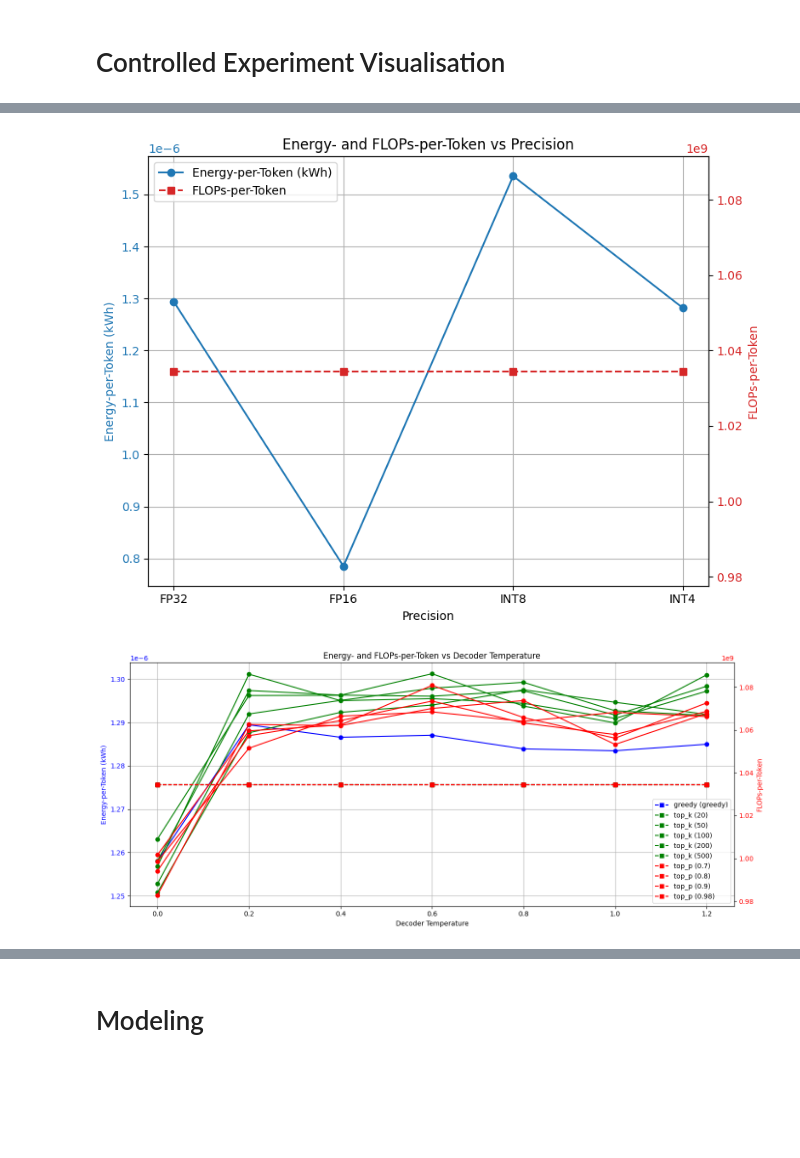
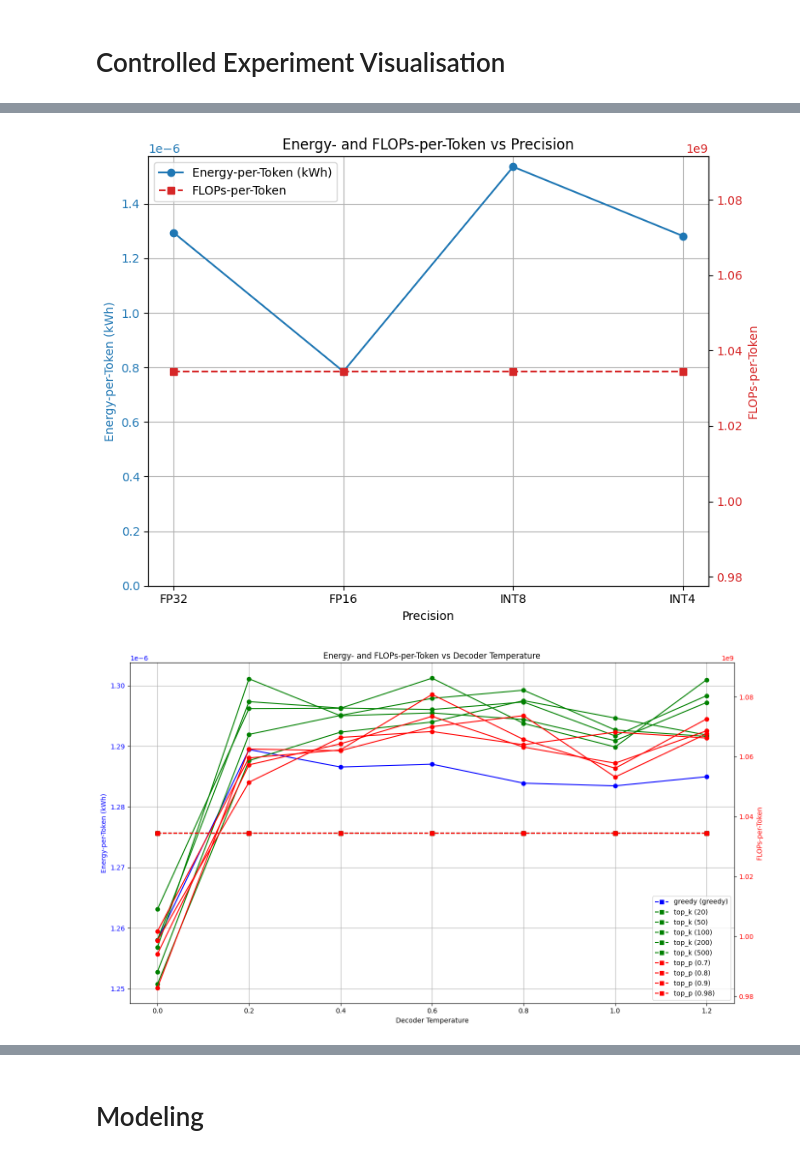
Before and after one commit to henrycgbaker/thesis_analysis, a Jupyter notebook: analysis_controlled_exp.ipynb, the cells around one changed output, grey strips where cells are left out. Drawn from its saved outputs; the diff is of its cells as text; code cells hidden in the pictures; blank space fills up the shorter version.

```diff
--- a/analysis_controlled_exp.ipynb
+++ b/analysis_controlled_exp.ipynb
@@ -93,6 +93,6 @@ To do:
 # %% [markdown]
 # Controlled Experiment Visualisation
 # %%
-configs = ['num_processes', 'decoding', 'latency', 'batching', 'precis']
+configs = ['num_processes', 'batching','precis', 'decoding', 'latency']
 dfs = {config: df[df['config_name'].str.startswith(config)] for config in configs}
 # %%
@@ -182,8 +186,6 @@ plt.show()
 # %%
-import matplotlib.pyplot as plt
-import pandas as pd
 
-# Step 1: Create a new 'precision' column for plotting.
+# Step 1: Create a new 'precision_mode' column for plotting.
 def determine_precision(row):
     if row.get('load_in_4bit', False):
         return 'INT4'
@@ -196,14 +198,14 @@ def determine_precision(row):
 
 # Use the 'precis' subset for plotting.
 precision_df = dfs['precis'].copy()
-precision_df['precision'] = precision_df.apply(determine_precision, axis=1)
+precision_df['precision_mode'] = precision_df.apply(determine_precision, axis=1)
 
 # Step 2: Define custom precision order.
 precision_order = ['FP32', 'FP16', 'INT8', 'INT4']
 
 # Step 3: Sort the DataFrame according to the precision order.
-precision_df['precision'] = pd.Categorical(precision_df['precision'], categories=precision_order, ordered=True)
-precision_df = precision_df.sort_values('precision')
+precision_df['precision_mode'] = pd.Categorical(precision_df['precision_mode'], categories=precision_order, ordered=True)
+precision_df = precision_df.sort_values('precision_mode')
 
 # Step 4: Plotting using styling similar to the num_processes plot.
 fig, ax1 = plt.subplots(figsize=(8, 6))
@@ -212,8 +214,9 @@ fig, ax1 = plt.subplots(figsize=(8, 6))
 color_energy = 'tab:blue'
 ax1.set_xlabel('Precision')
 ax1.set_ylabel('Energy-per-Token (kWh)', color=color_energy)
-ax1.plot(precision_df['precision'], precision_df['energy_per_token_kwh'],
+ax1.plot(precision_df['precision_mode'], precision_df['energy_per_token_kwh'],
          marker='o', linestyle='-', color=color_energy, label='Energy-per-Token (kWh)')
+ax1.set_ylim(bottom=0)
 ax1.tick_params(axis='y', labelcolor=color_energy)
 ax1.grid(True)
 
@@ -221,7 +224,7 @@ ax1.grid(True)
 ax2 = ax1.twinx()
 color_flops = 'tab:red'
 ax2.set_ylabel('FLOPs-per-Token', color=color_flops)
-ax2.plot(precision_df['precision'], precision_df['flops_per_token'],
+ax2.plot(precision_df['precision_mode'], precision_df['flops_per_token'],
          marker='s', linestyle='--', color=color_flops, label='FLOPs-per-Token')
 ax2.tick_params(axis='y', labelcolor=color_flops)
 
@@ -236,7 +239,7 @@ plt.title('Energy- and FLOPs-per-Token vs Precision')
 fig.tight_layout()
 plt.show()
 # %% [output]
-[figure, old version]
+[figure, new version]
 # %%
 import matplotlib.pyplot as plt
 import pandas as pd
@@ -252,7 +255,7 @@ decoder_df['method'] = decoder_df['decoder_config_decoding_mode']
 decoder_df['temperature'] = decoder_df['decoder_temperature']
 
 # For top_k and top_p, assign the relevant config value; for greedy, just mark it as 'greedy'.
-def get_config_value(row):
+def get_config_mode(row):
     if row['method'] == 'top_k':
         return row['decoder_top_k']
     elif row['method'] == 'top_p':
@@ -260,13 +263,13 @@ def get_config_value(row):
     else:
         return 'greedy'
 
-decoder_df['config_value'] = decoder_df.apply(get_config_value, axis=1)
+decoder_df['config_mode'] = decoder_df.apply(get_config_mode, axis=1)
 
 # (Optional) Keep only the three desired methods.
 decoder_df = decoder_df[decoder_df['method'].isin(['greedy', 'top_k', 'top_p'])].copy()
 
-# Group the data by method and config_value so that each unique combination is its own series.
-groups = decoder_df.groupby(['method', 'config_value'])
+# Group the data by method and config_mode so that each unique combination is its own series.
+groups = decoder_df.groupby(['method', 'config_mode'])
 
 # Define colors based on method.
 colors = {
@@ -276,12 +279,12 @@ colors = {
 }
 
 # --- Plotting: Create a dual-axis plot ---
-fig, ax1 = plt.subplots(figsize=(14, 6))
+fig, ax1 = plt.subplots(figsize=(14, 8))
 ax2 = ax1.twinx()
 
-for (method, config_value), subdf in groups:
+for (method, config_mode), subdf in groups:
     # Construct a label that shows the method and the extra parameter value.
-    label_str = f"{method} ({config_value})"
+    label_str = f"{method} ({config_mode})"
     # Plot Energy-per-Token on the primary y-axis.
     ax1.plot(
         subdf['temperature'],
@@ -291,31 +294,31 @@ for (method, config_value), subdf in groups:
         label="_no_legend",
         color=colors.get(method, 'black')
     )
     # Plot FLOPs-per-Token on the secondary y-axis.
     ax2.plot(
         subdf['temperature'],
         subdf['flops_per_token'],
         marker='s',
         linestyle='--',
         label=label_str,
         color=colors.get(method, 'black')
     )
 
 # Axis labels, title, grid and tick parameters.
 ax1.set_xlabel('Decoder Temperature')
 ax1.set_ylabel('Energy-per-Token (kWh)', color='blue')
 ax1.tick_params(axis='y', labelcolor='blue')
 ax2.set_ylabel('FLOPs-per-Token', color='red')
 ax2.tick_params(axis='y', labelcolor='red')
 ax1.set_title('Energy- and FLOPs-per-Token vs Decoder Temperature')
 ax1.grid(True)
 
 # Combine legends from both axes.
 lines1, labels1 = ax1.get_legend_handles_labels()
 lines2, labels2 = ax2.get_legend_handles_labels()
 ax1.legend(lines1 + lines2, labels1 + labels2, loc='lower right')
 
 fig.tight_layout()
 plt.show()
 # %% [output]
-[figure, old version]
+[figure, new version]
```
Also changed, not shown: parts of 7 cells of this notebook.
